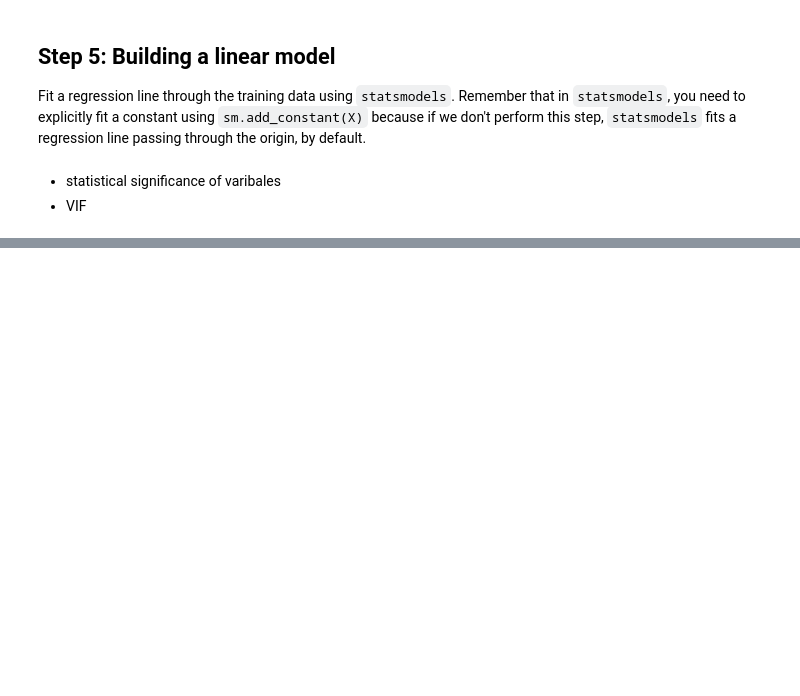
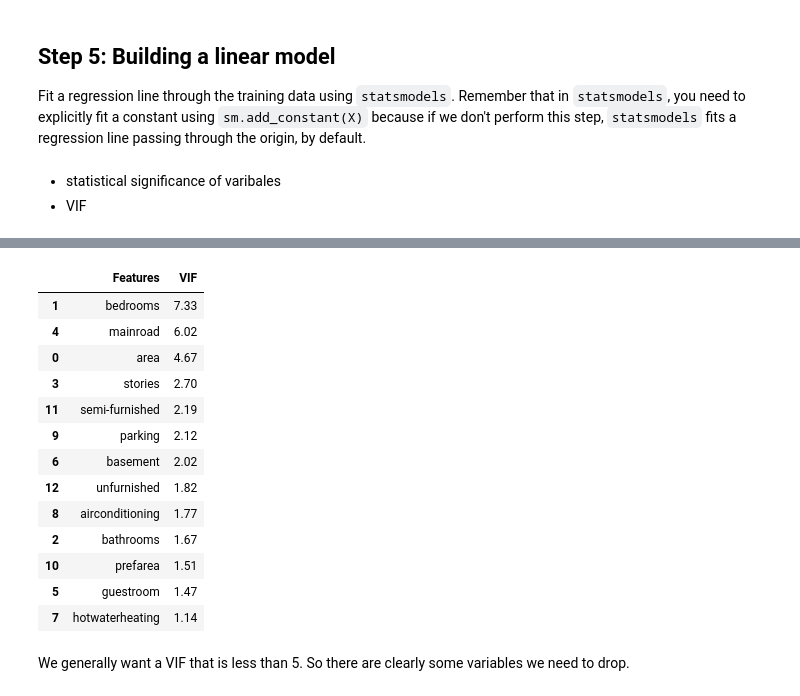
Before and after one commit to shikharverma96/House_Price_Prediction, a Jupyter notebook: Linear_Regression.ipynb, the cells around one changed output, grey strips where cells are left out. Drawn from its saved outputs; the diff is of its cells as text; code cells hidden in the pictures; blank space fills up the shorter version.

```diff
--- a/Linear_Regression.ipynb
+++ b/Linear_Regression.ipynb
@@ -357,0 +378,25 @@ plt.show()
+# %%
+# Create a dataframe that will contain the names of all the feature variables and their respective VIFs
+vif = pd.DataFrame()
+vif['Features'] = X_train.columns
+vif['VIF'] = [variance_inflation_factor(X_train.values, i) for i in range(X_train.shape[1])]
+vif['VIF'] = round(vif['VIF'], 2)
+vif = vif.sort_values(by = "VIF", ascending = False)
+vif
+# %% [output]
+|  | Features | VIF |
+| 1 | bedrooms | 7.33 |
+| 4 | mainroad | 6.02 |
+| 0 | area | 4.67 |
+| 3 | stories | 2.70 |
+| 11 | semi-furnished | 2.19 |
+| 9 | parking | 2.12 |
+| 6 | basement | 2.02 |
+| 12 | unfurnished | 1.82 |
+| 8 | airconditioning | 1.77 |
+| 2 | bathrooms | 1.67 |
+| 10 | prefarea | 1.51 |
+| 5 | guestroom | 1.47 |
+| 7 | hotwaterheating | 1.14 |
+# %% [markdown]
+We generally want a VIF that is less than 5. So there are clearly some variables we need to drop.
```
Also changed, not shown: parts of 20 cells of this notebook.
